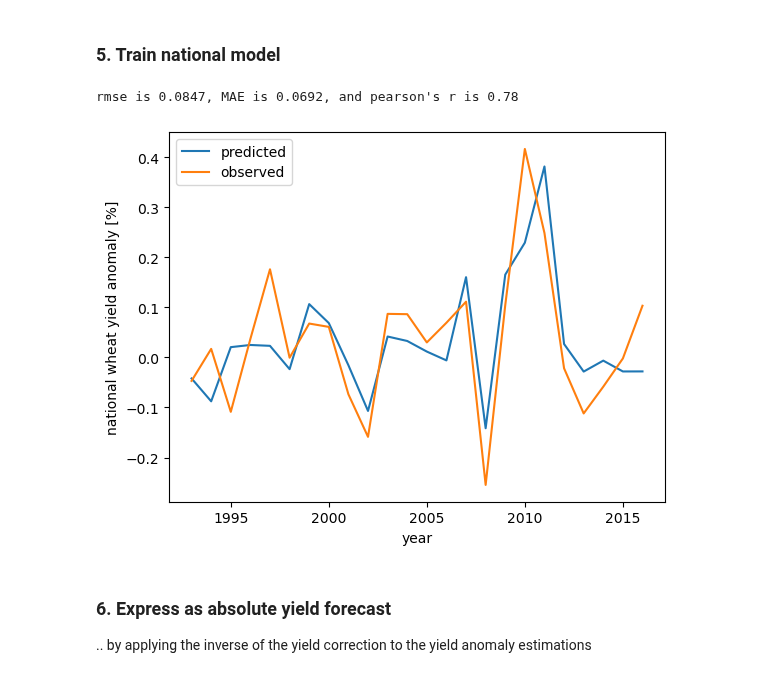
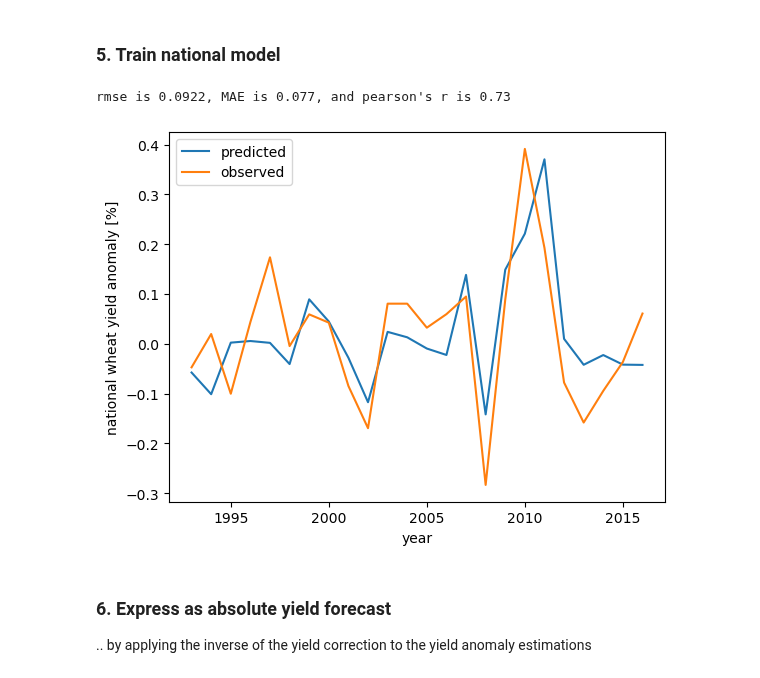
Before and after one commit to mzachow/wheat-yield-forecast-argentina, a Jupyter notebook: train_model.ipynb, the cells around one changed output. Drawn from its saved outputs; the diff is of its cells as text; code cells hidden in the pictures.

```diff
--- a/train_model.ipynb
+++ b/train_model.ipynb
@@ -37,7 +34,7 @@ years_to_params = {}
 for year in x_y_cv["year"].unique().tolist(): years_to_params[year] = {"slope":np.nan, "bias":np.nan}
 
 for year in x_y_cv["year"].unique().tolist():
-    year_range = wheat.loc[wheat["year"] < year, ["year", "yield [kg/ha]"]]
+    year_range = wheat.loc[wheat["year"].isin(list(range(year-23, year))), ["year", "yield [kg/ha]"]]
     slope, bias= np.polyfit(year_range["year"], year_range["yield [kg/ha]"], deg=1)
     years_to_params[year]["slope"] = slope
     years_to_params[year]["bias"] = bias
@@ -201,38 +198,38 @@ X_tmean_times_rain = pd.DataFrame(np.multiply(np.array(X_temp), np.array(X_rain)
 
 # merge to feature dataframe
 X = (X.merge(X_tmean_squared.merge(X_rain_squared.merge(X_tmean_times_rain, left_index=True, right_index=True), left_index=True, right_index=True), left_index=True, right_index=True))
 
 # remove correlated features
 cor_matrix = X.corr().abs().round(2)
 upper_tri = cor_matrix.where(np.triu(np.ones(cor_matrix.shape), k=1).astype(bool))
 to_drop = [column for column in upper_tri.columns if any(upper_tri[column] > 0.75)]
 X = X.drop(to_drop, axis=1)
 
 #for i in range(0, X.shape[1]):
 #    print("{}: {}".format(X.columns[i], np.round(pearsonr(np.array(X).transpose()[i], y)[0], 2)))
 
 # pipeline object for regression model
 pipeline = Pipeline([('scaler', StandardScaler()), ('var', VarianceThreshold()), ('selector', SelectKBest(f_regression, k=2)), ('estimator', Ridge())])
 
 # Perform LOOCV and obtain predictions
 loo = LeaveOneOut()
 y_pred = cross_val_predict(pipeline, X, y, cv=loo)
 
 # Calculate metrics
-rmse = np.round(mse(y_pred, y, squared=False), 4)
-meanabserr = np.round(mae(y_pred, y), 4)
-r = np.round(pearsonr(y_pred, y)[0], 2)
+rmse = np.round(mse(y, y_pred, squared=False), 4)
+meanabserr = np.round(mae(y, y_pred), 4)
+r = np.round(pearsonr(y, y_pred)[0], 2)
 
 print("rmse is {}, MAE is {}, and pearson's r is {}".format(rmse, meanabserr, r))
 
 plt.plot(x_y_cv_filtered["year"], y_pred, label="predicted");
 plt.plot(x_y_cv_filtered["year"], y, label="observed");
 plt.ylabel("national wheat yield anomaly [%]")
 plt.xlabel("year")
 plt.legend();
 # %% [output]
-rmse is 0.0847, MAE is 0.0692, and pearson's r is 0.78
+rmse is 0.0922, MAE is 0.077, and pearson's r is 0.73
-[figure, old version]
+[figure, new version]
 # %% [markdown]
 ### 6. Express as absolute yield forecast
 
```
Also changed, not shown: parts of 7 cells of this notebook, 18 other files.
